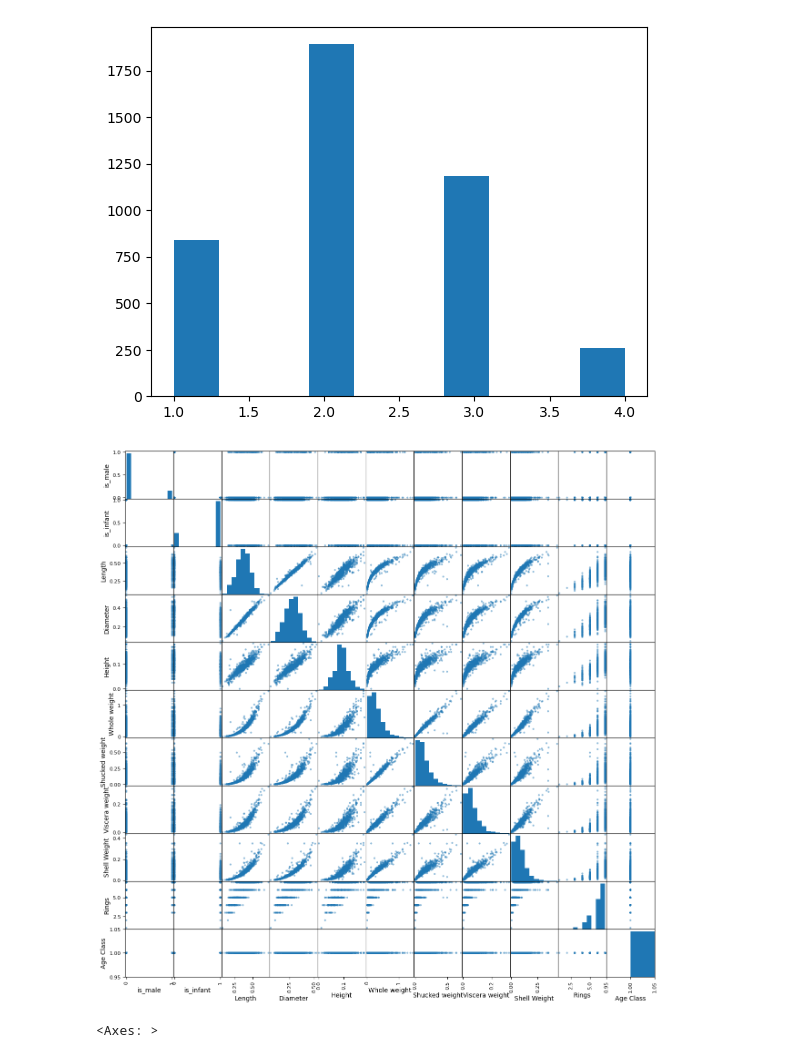
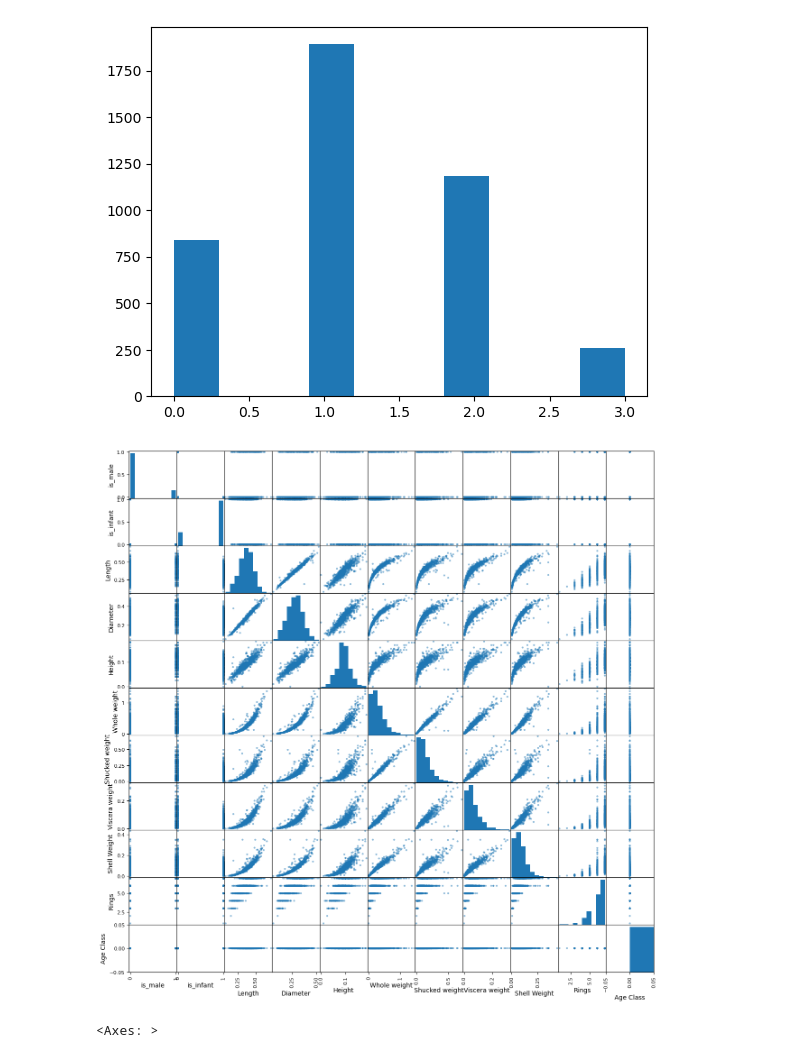
Before and after one commit to ChrisChenDaren/5836_hw2, a Jupyter notebook: ass2.ipynb, the cells around one changed output. Saved outputs shown, nothing was run; the diff lists cells and outputs as text; code cells hidden in the pictures.

```diff
--- a/ass2.ipynb
+++ b/ass2.ipynb
@@ -47,13 +51,13 @@ df
 age_class = []
 for i in df["Rings"]:
     if i<=7:
+        age_class.append(0)
+    elif i>7 and i<= 10:
         age_class.append(1)
-    elif i>7 and i<= 10:
+    elif i>10 and i<=15:
         age_class.append(2)
-    elif i>10 and i<=15:
+    else:
         age_class.append(3)
-    else:
-        age_class.append(4)
 # %%
 df['Age Class'] = age_class
 # %%
@@ -86,11 +90,11 @@ plt.savefig("AgeClass.png")
 # %% [output]
 [figure]
 # %%
-df_class1 = df[df['Age Class'] == 1]
+df_class1 = df[df['Age Class'] == 0]
 pd.plotting.scatter_matrix(df_class1,figsize=(15, 15),diagonal='hist')
 plt.show()
 # %% [output]
-[figure, old version]
+[figure, new version]
 # %%
 corr = df_class1.corr()
 plt.figure(figsize=(10,8))
```
Also changed, not shown: parts of 37 cells of this notebook, 2 other files.
